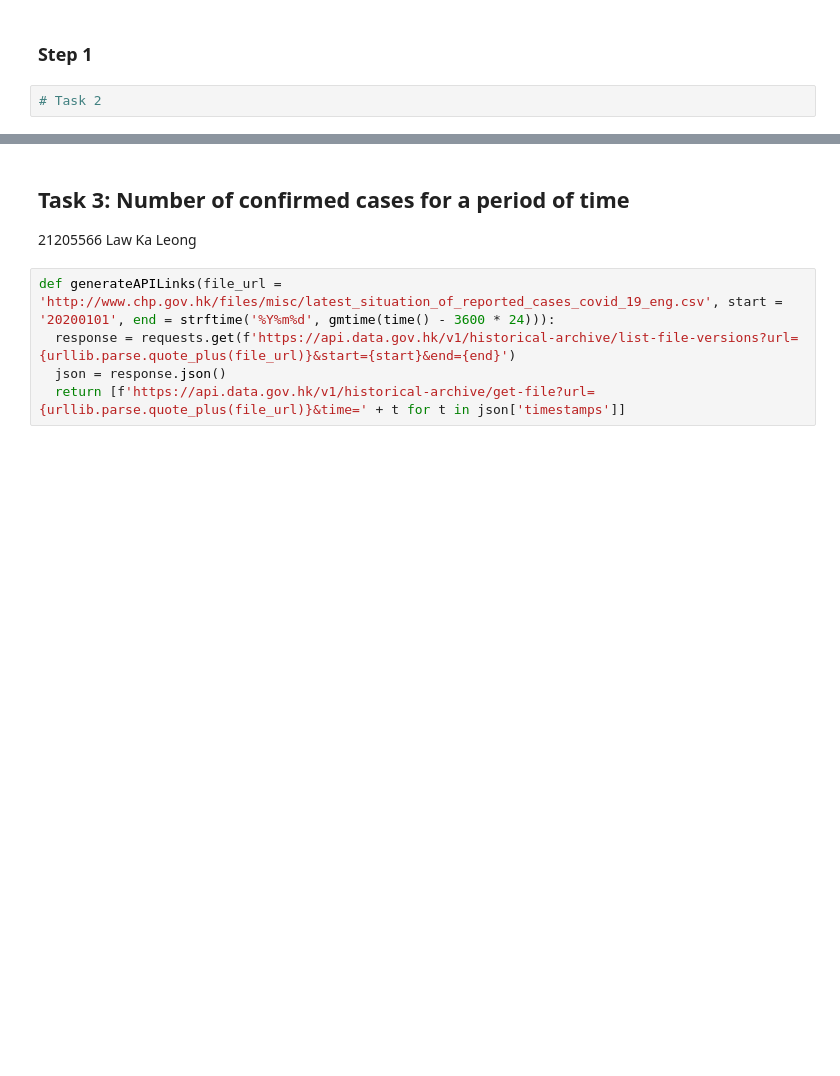
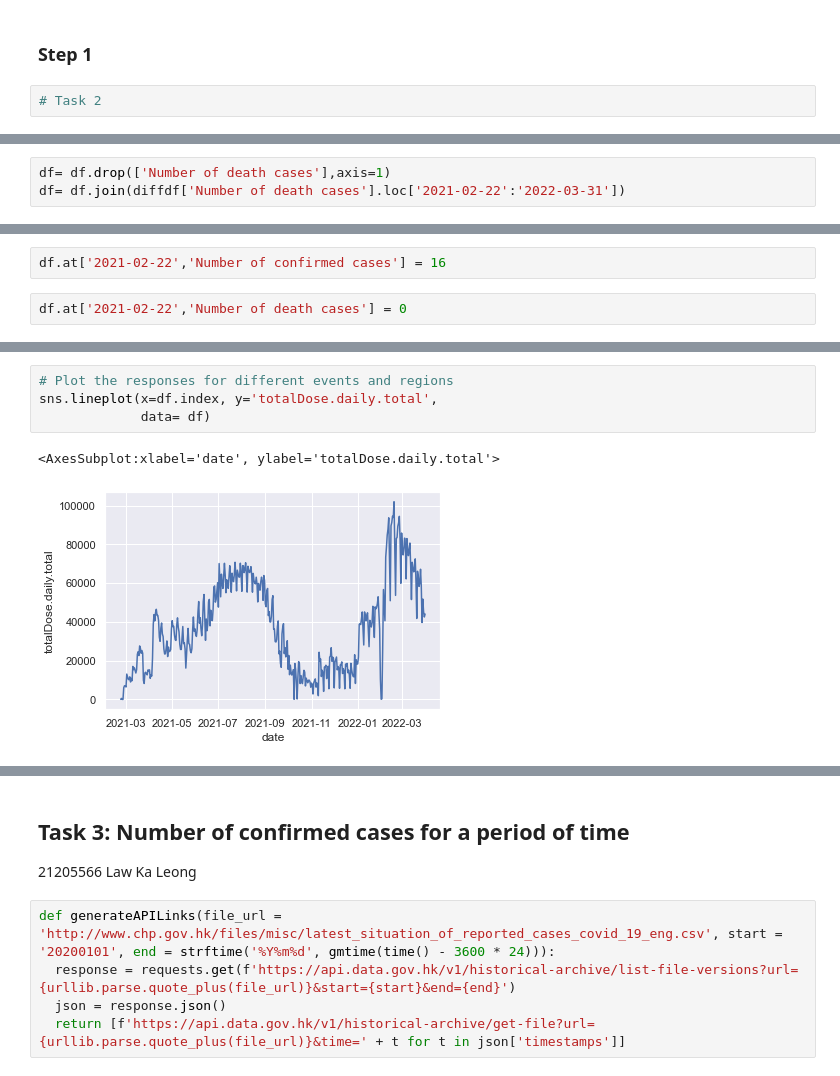
Before and after one commit to adonis119/comp3115, a Jupyter notebook: source_code.ipynb, the cells around one changed output, grey strips where cells are left out. Cells and saved outputs as stored; diff of their text form; blank space fills up the shorter version.

```diff
--- a/source_code.ipynb
+++ b/source_code.ipynb
@@ -37,0 +370,3 @@ from sklearn.neural_network import MLPClassifier
+# %%
+df= df.drop(['Number of death cases'],axis=1)
+df= df.join(diffdf['Number of death cases'].loc['2021-02-22':'2022-03-31'])
@@ -37,0 +383,4 @@ from sklearn.neural_network import MLPClassifier
+# %%
+df.at['2021-02-22','Number of confirmed cases'] = 16
+# %%
+df.at['2021-02-22','Number of death cases'] = 0
@@ -37,0 +421,7 @@ from sklearn.neural_network import MLPClassifier
+# %%
+# Plot the responses for different events and regions
+sns.lineplot(x=df.index, y='totalDose.daily.total',
+             data= df)
+# %% [output]
+<AxesSubplot:xlabel='date', ylabel='totalDose.daily.total'>
+[figure, added]
```
Also changed, not shown: parts of 64 cells of this notebook.
